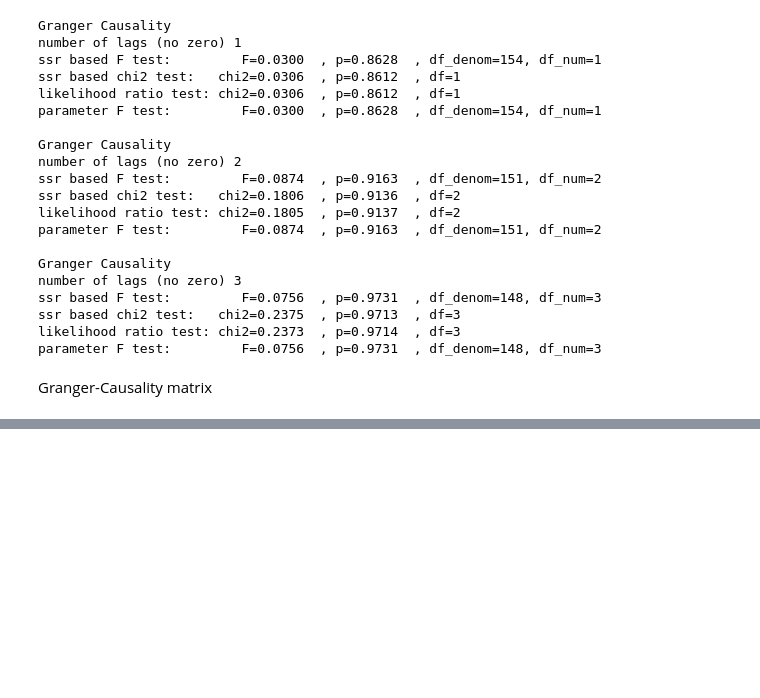
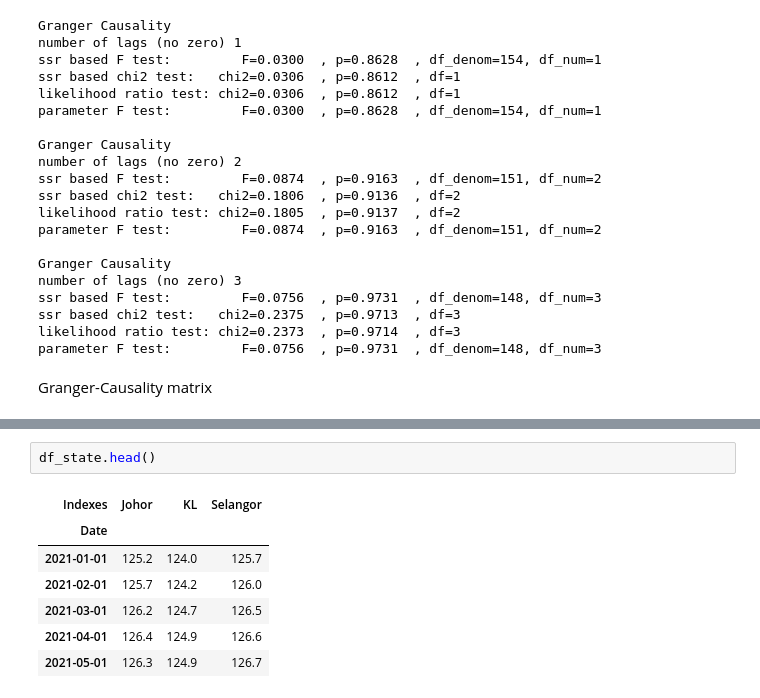
Before and after one commit to derrickgzq/fyp, a Jupyter notebook: fyp.ipynb, the cells around one changed output, grey strips where cells are left out. Drawn from its saved outputs; the diff is of its cells as text; blank space fills up the shorter version.

```diff
--- a/fyp.ipynb
+++ b/fyp.ipynb
@@ -330,0 +404,10 @@ grangers_causation_matrix(df_diff, variables = df_diff.columns)
+# %%
+df_state.head()
+# %% [output]
+| Indexes | Johor | KL | Selangor |
+| Date |  |  |  |
+| 2021-01-01 | 125.2 | 124.0 | 125.7 |
+| 2021-02-01 | 125.7 | 124.2 | 126.0 |
+| 2021-03-01 | 126.2 | 124.7 | 126.5 |
+| 2021-04-01 | 126.4 | 124.9 | 126.6 |
+| 2021-05-01 | 126.3 | 124.9 | 126.7 |
```
Also changed, not shown: parts of 33 cells of this notebook.
